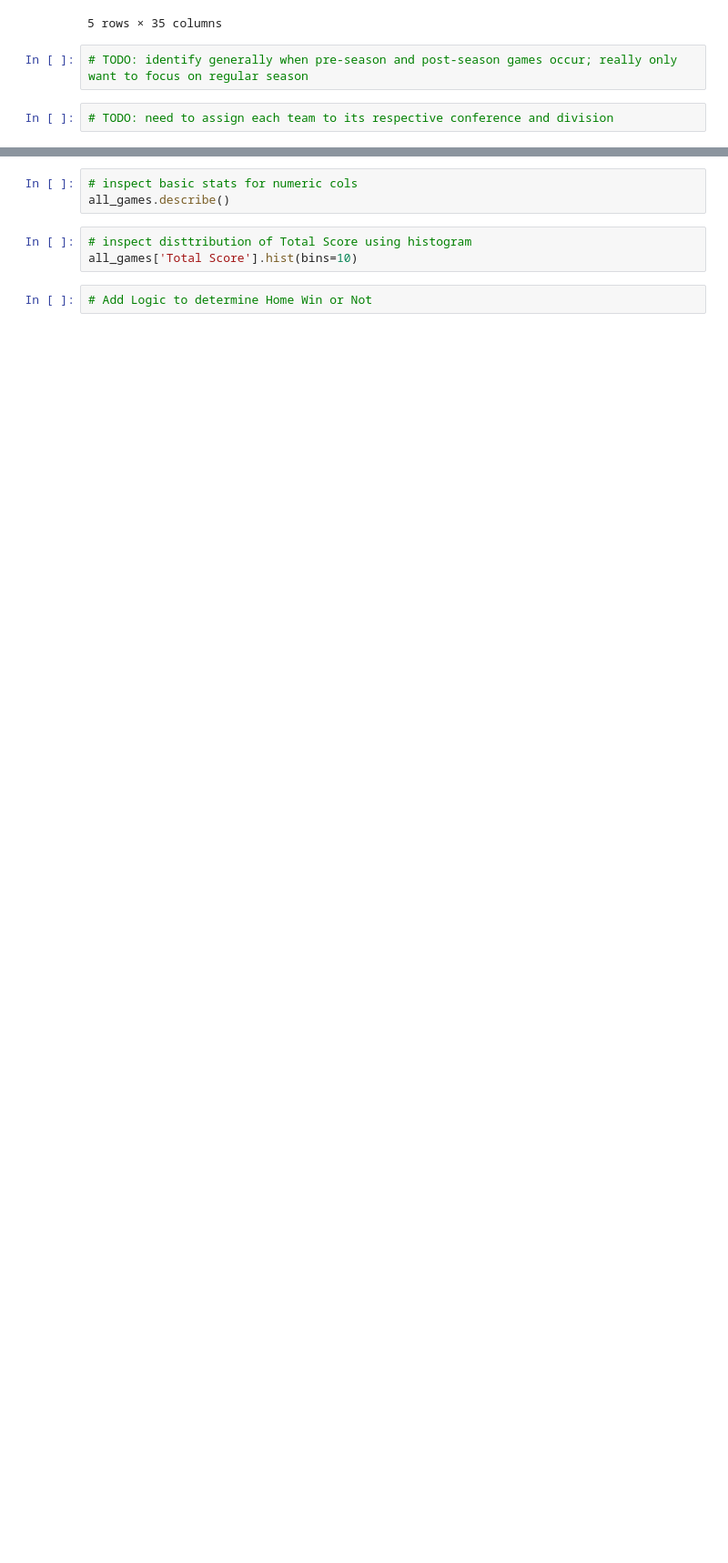
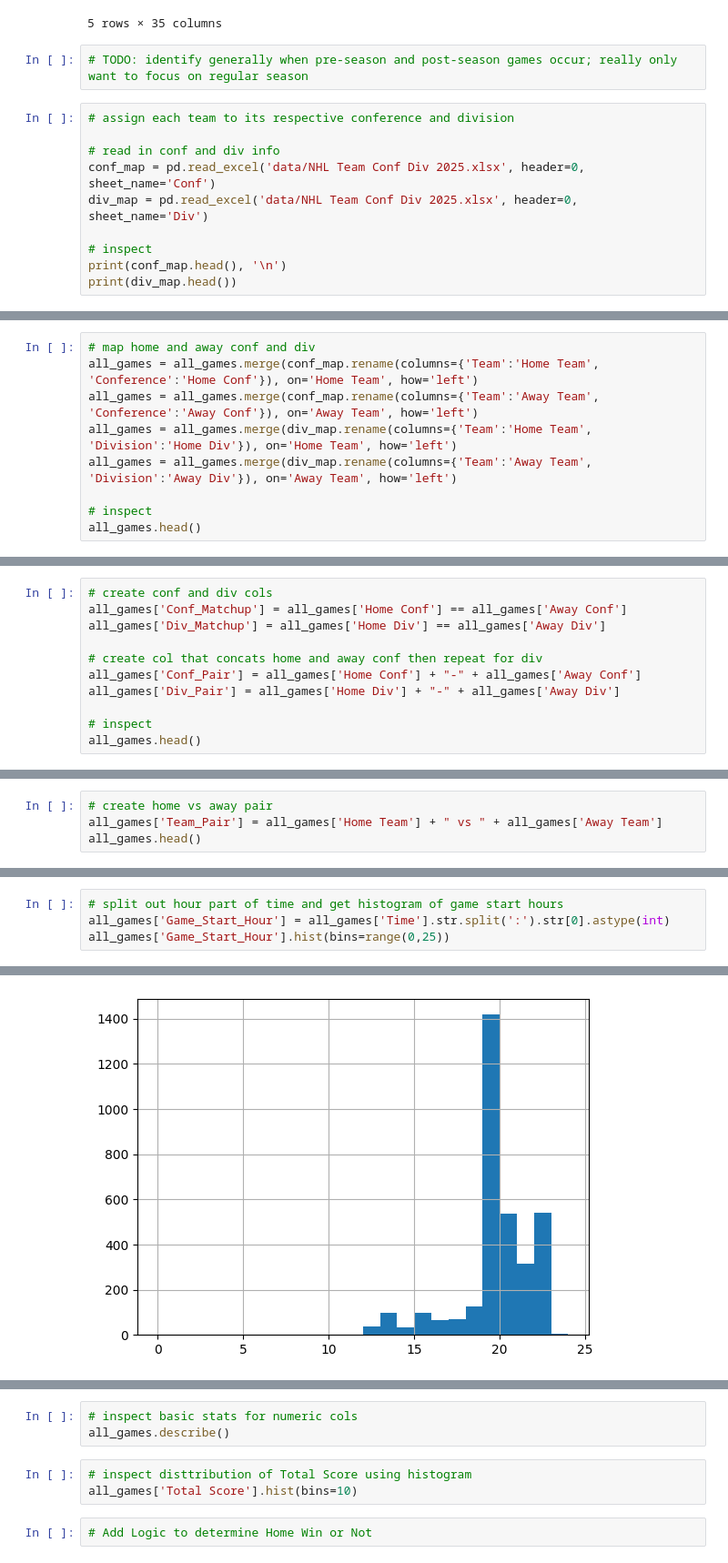
Before and after one commit to emmettd247/SportOnIce, a Jupyter notebook: feature_engineering.ipynb, the cells around one changed output, grey strips where cells are left out. Shown: that part at 91% size. Cells and saved outputs as stored; diff of their text form; blank space fills up the shorter version.

```diff
--- a/feature_engineering.ipynb
+++ b/feature_engineering.ipynb
@@ -91,4 +91,12 @@ all_games.head()
 # %%
 # TODO: identify generally when pre-season and post-season games occur; really only want to focus on regular season
 # %%
-# TODO: need to assign each team to its respective conference and division
+# assign each team to its respective conference and division
+
+# read in conf and div info
+conf_map = pd.read_excel('data/NHL Team Conf Div 2025.xlsx', header=0, sheet_name='Conf')
+div_map = pd.read_excel('data/NHL Team Conf Div 2025.xlsx', header=0, sheet_name='Div')
+
+# inspect
+print(conf_map.head(), '\n')
+print(div_map.head())
@@ -94,0 +117,9 @@ all_games.head()
+# %%
+# map home and away conf and div
+all_games = all_games.merge(conf_map.rename(columns={'Team':'Home Team', 'Conference':'Home Conf'}), on='Home Team', how='left')
+all_games = all_games.merge(conf_map.rename(columns={'Team':'Away Team', 'Conference':'Away Conf'}), on='Away Team', how='left')
+all_games = all_games.merge(div_map.rename(columns={'Team':'Home Team', 'Division':'Home Div'}), on='Home Team', how='left')
+all_games = all_games.merge(div_map.rename(columns={'Team':'Away Team', 'Division':'Away Div'}), on='Away Team', how='left')
+
+# inspect
+all_games.head()
@@ -94,0 +134,11 @@ all_games.head()
+# %%
+# create conf and div cols
+all_games['Conf_Matchup'] = all_games['Home Conf'] == all_games['Away Conf']
+all_games['Div_Matchup'] = all_games['Home Div'] == all_games['Away Div']
+
+# create col that concats home and away conf then repeat for div
+all_games['Conf_Pair'] = all_games['Home Conf'] + "-" + all_games['Away Conf']
+all_games['Div_Pair'] = all_games['Home Div'] + "-" + all_games['Away Div']
+
+# inspect
+all_games.head()
@@ -94,0 +153,4 @@ all_games.head()
+# %%
+# create home vs away pair
+all_games['Team_Pair'] = all_games['Home Team'] + " vs " + all_games['Away Team']
+all_games.head()
@@ -94,0 +165,5 @@ all_games.head()
+# %%
+# split out hour part of time and get histogram of game start hours
+all_games['Game_Start_Hour'] = all_games['Time'].str.split(':').str[0].astype(int)
+all_games['Game_Start_Hour'].hist(bins=range(0,25))
+# %% [output]
@@ -94,0 +171 @@ all_games.head()
+[figure, added]
```
Also changed, not shown: parts of 8 cells of this notebook.
